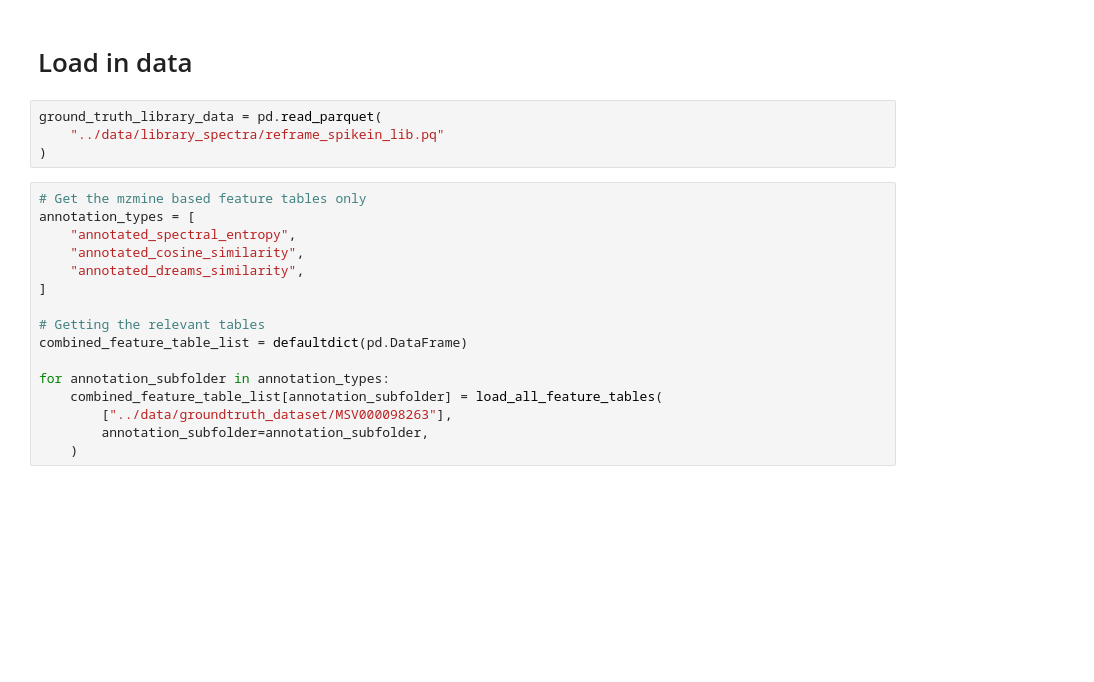
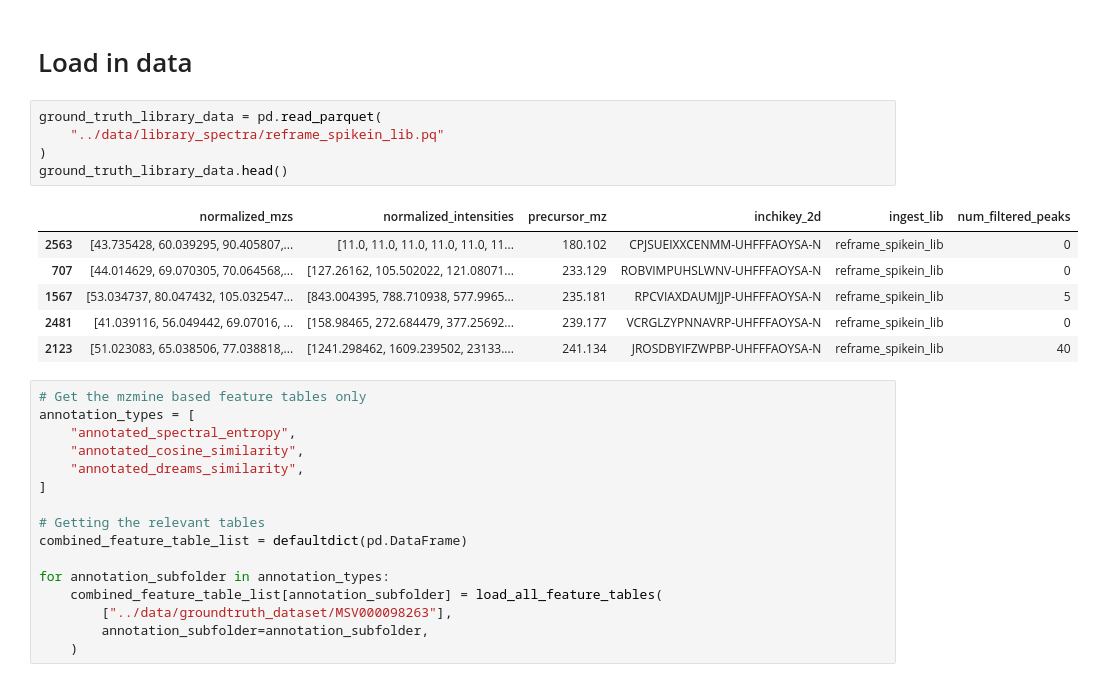
Before and after one commit to enveda/tims-bench, a Jupyter notebook: notebooks/04c_reframe_mirror_plots.ipynb, the cells around one changed output. Drawn from its saved outputs; the diff is of its cells as text; blank space fills up the shorter version.

```diff
--- a/notebooks/04c_reframe_mirror_plots.ipynb
+++ b/notebooks/04c_reframe_mirror_plots.ipynb
@@ -15,7 +15,15 @@ tqdm.pandas()
 # %%
 ground_truth_library_data = pd.read_parquet(
     "../data/library_spectra/reframe_spikein_lib.pq"
 )
+ground_truth_library_data.head()
+# %% [output]
+|  | normalized_mzs | normalized_intensities | precursor_mz | inchikey_2d | ingest_lib | num_filtered_peaks |
+| 2563 | [43.735428, 60.039295, 90.405807,... | [11.0, 11.0, 11.0, 11.0, 11.0, 11... | 180.102 | CPJSUEIXXCENMM-UHFFFAOYSA-N | reframe_spikein_lib | 0 |
+| 707 | [44.014629, 69.070305, 70.064568,... | [127.26162, 105.502022, 121.08071... | 233.129 | ROBVIMPUHSLWNV-UHFFFAOYSA-N | reframe_spikein_lib | 0 |
+| 1567 | [53.034737, 80.047432, 105.032547... | [843.004395, 788.710938, 577.9965... | 235.181 | RPCVIAXDAUMJJP-UHFFFAOYSA-N | reframe_spikein_lib | 5 |
+| 2481 | [41.039116, 56.049442, 69.07016, ... | [158.98465, 272.684479, 377.25692... | 239.177 | VCRGLZYPNNAVRP-UHFFFAOYSA-N | reframe_spikein_lib | 0 |
+| 2123 | [51.023083, 65.038506, 77.038818,... | [1241.298462, 1609.239502, 23133.... | 241.134 | JROSDBYIFZWPBP-UHFFFAOYSA-N | reframe_spikein_lib | 40 |
 # %%
 # Get the mzmine based feature tables only
 annotation_types = [
```
Also changed, not shown: parts of 4 cells of this notebook, 11 other files.
